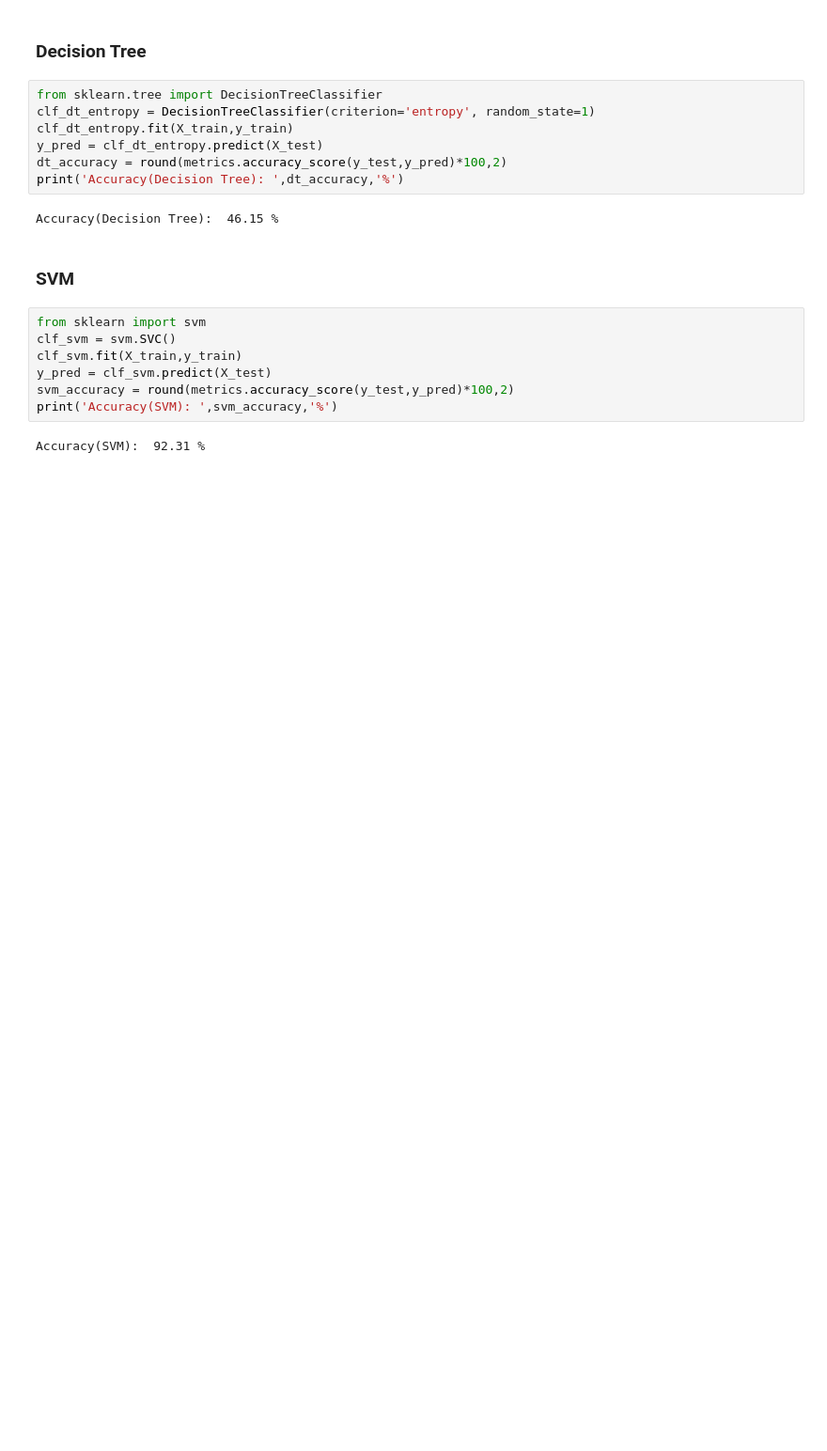
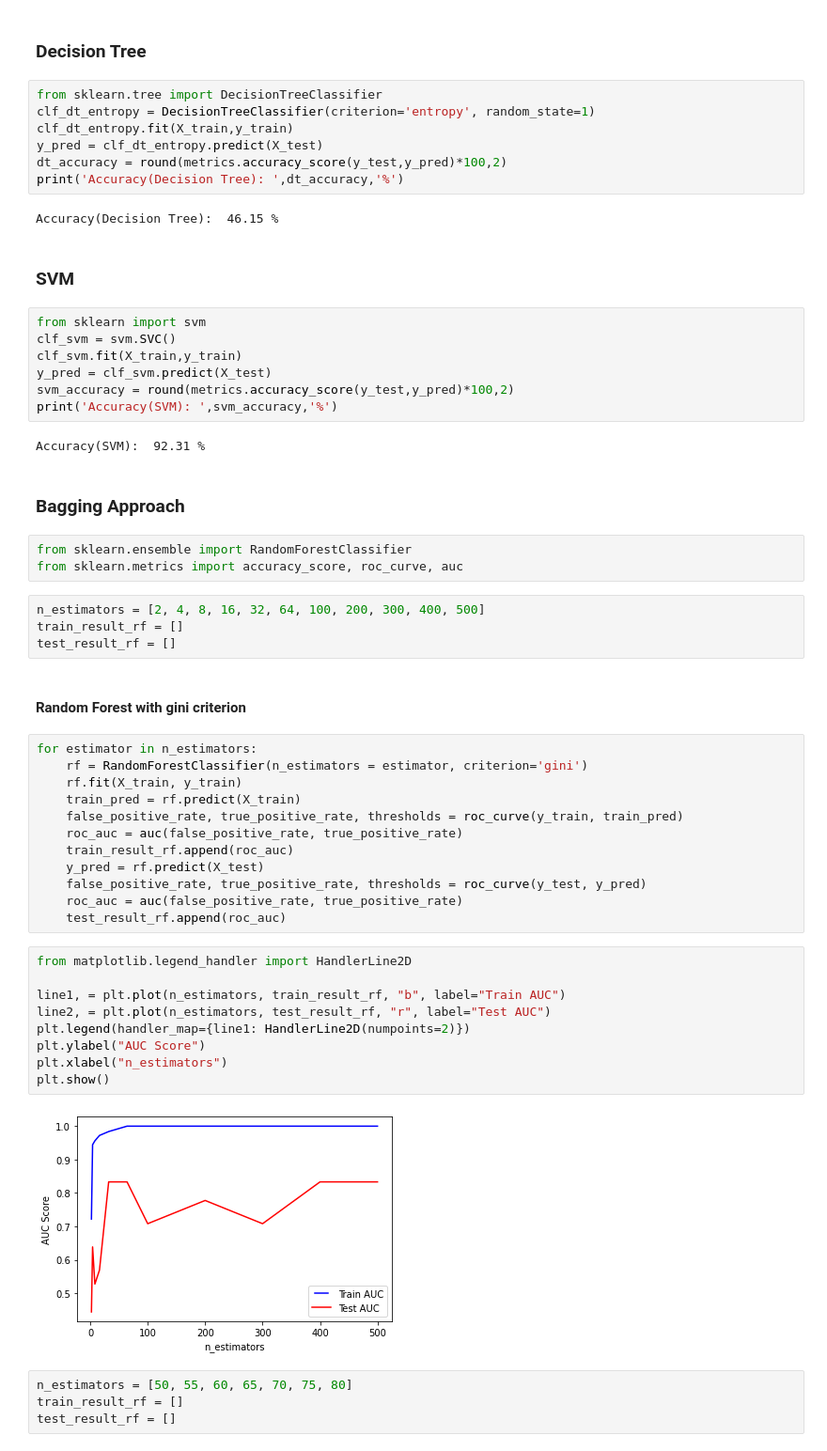
Before and after one commit to SohelRaja/Ensemble-Classifier-Model, a Jupyter notebook: classifier1.ipynb, the cells around one changed output. Shown: that part at 94% size. Saved outputs shown, nothing was run; the diff lists cells and outputs as text; blank space fills up the shorter version.

Commit message:
Added Bagging Approach

```diff
--- a/classifier1.ipynb
+++ b/classifier1.ipynb
@@ -210,3 +210,41 @@ svm_accuracy = round(metrics.accuracy_score(y_test,y_pred)*100,2)
 print('Accuracy(SVM): ',svm_accuracy,'%')
 # %% [output]
 Accuracy(SVM):  92.31 %
+# %% [markdown]
+### Bagging Approach
+# %%
+from sklearn.ensemble import RandomForestClassifier
+from sklearn.metrics import accuracy_score, roc_curve, auc
+# %%
+n_estimators = [2, 4, 8, 16, 32, 64, 100, 200, 300, 400, 500]
+train_result_rf = []
+test_result_rf = []
+# %% [markdown]
+#### Random Forest with gini criterion
+# %%
+for estimator in n_estimators:
+    rf = RandomForestClassifier(n_estimators = estimator, criterion='gini')
+    rf.fit(X_train, y_train)
+    train_pred = rf.predict(X_train)
+    false_positive_rate, true_positive_rate, thresholds = roc_curve(y_train, train_pred)
+    roc_auc = auc(false_positive_rate, true_positive_rate)
+    train_result_rf.append(roc_auc)
+    y_pred = rf.predict(X_test)
+    false_positive_rate, true_positive_rate, thresholds = roc_curve(y_test, y_pred)
+    roc_auc = auc(false_positive_rate, true_positive_rate)
+    test_result_rf.append(roc_auc)
+# %%
+from matplotlib.legend_handler import HandlerLine2D
+
+line1, = plt.plot(n_estimators, train_result_rf, "b", label="Train AUC")
+line2, = plt.plot(n_estimators, test_result_rf, "r", label="Test AUC")
+plt.legend(handler_map={line1: HandlerLine2D(numpoints=2)})
+plt.ylabel("AUC Score")
+plt.xlabel("n_estimators")
+plt.show()
+# %% [output]
+[figure, added]
+# %%
+n_estimators = [50, 55, 60, 65, 70, 75, 80]
+train_result_rf = []
+test_result_rf = []
```
Also changed, not shown: parts of 10 cells of this notebook.
